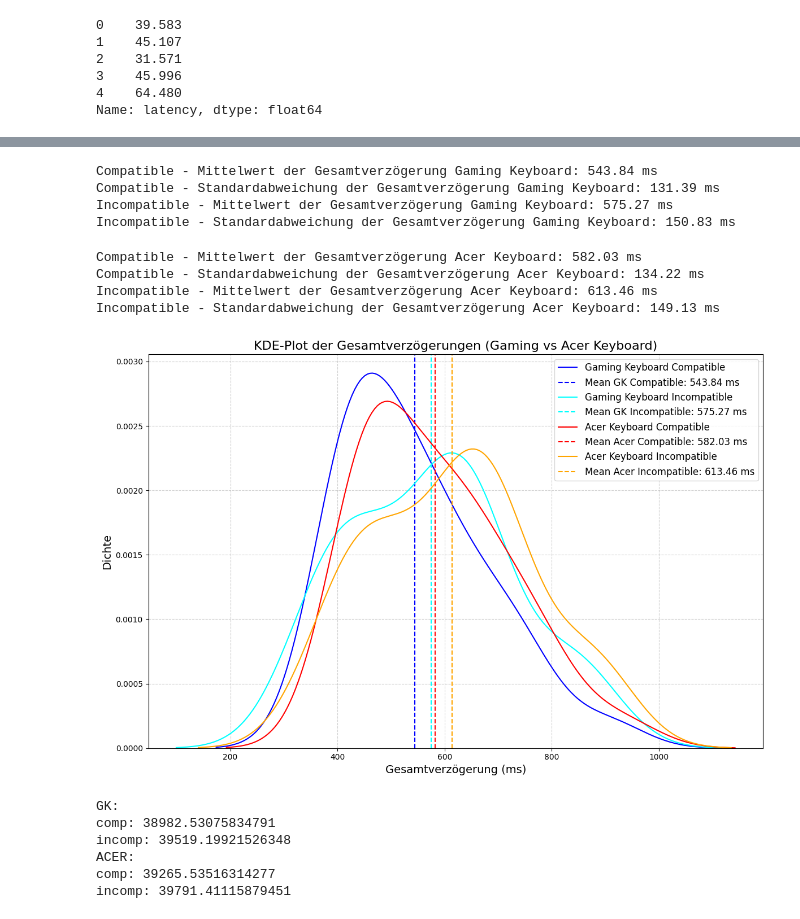
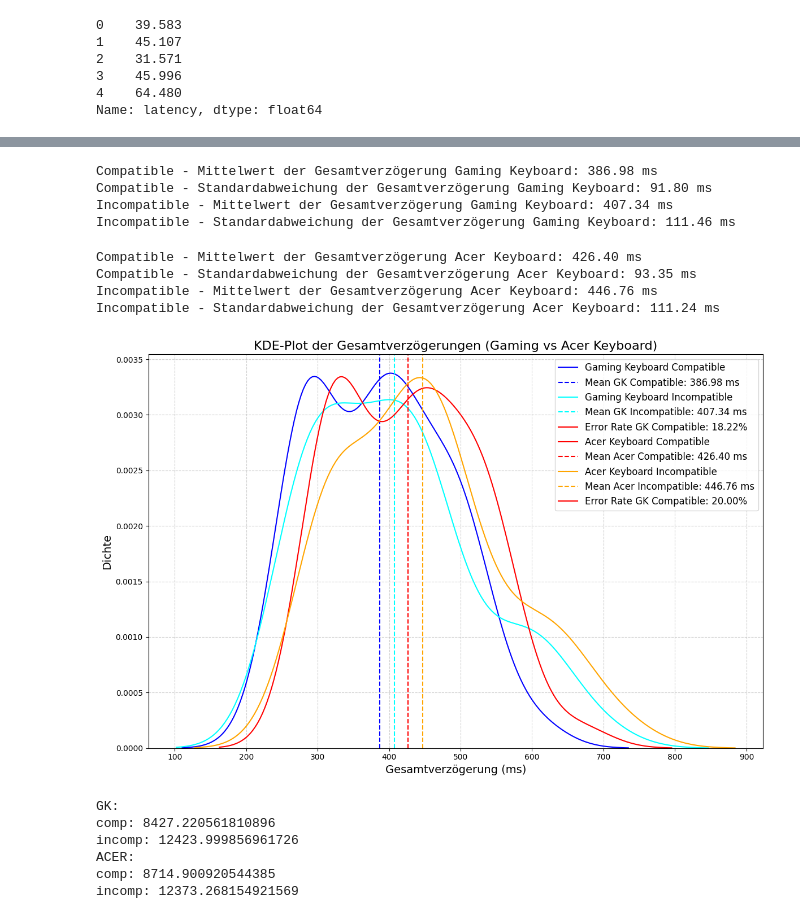
Before and after one commit to Michael1Mueller/monte-carlo, a Jupyter notebook: montecarlo-samplepick.ipynb, the cells around one changed output, grey strips where cells are left out. Saved outputs shown, nothing was run; the diff lists cells and outputs as text; code cells hidden in the pictures.

Commit message:
response box data

```diff
--- a/montecarlo-samplepick.ipynb
+++ b/montecarlo-samplepick.ipynb
@@ -37,8 +37,8 @@ data_acer.head()
 Name: latency, dtype: float64
 # %%
 # simon task daten einlesen
-file_path = "simon_task.txt"
+file_path = "log.txt"
 
-simon_data = pd.read_csv(file_path, sep="\t", header=None, names=["trial", "side", "response", "condition", "block", "reaction_time"])
+simon_data = pd.read_csv(file_path, sep=r"\s+", header=None, names=["side", "response", "condition", "error", "reaction_time"])
 simon_data.head()
 # %% [output]
@@ -73,0 +51,17 @@ Name: reaction_time, dtype: int64
+# %%
+compatible_simon_data = simon_data[simon_data['condition'] == 'compatible']
+compatible_simon_data_success = compatible_simon_data[compatible_simon_data["error"] == 1]
+compatible_simon_data_success = compatible_simon_data_success["reaction_time"]
+compatible_simon_data_total = len(compatible_simon_data)
+compatible_simon_data_failed = len(compatible_simon_data[compatible_simon_data["error"] == 2])
+compatible_simon_error_rate = compatible_simon_data_failed / compatible_simon_data_total * 100
+
+incompatible_simon_data = simon_data[simon_data['condition'] == 'incompatible']
+incompatible_simon_data_success = incompatible_simon_data[incompatible_simon_data["error"] == 1]
+incompatible_simon_data_success = incompatible_simon_data_success["reaction_time"]
+incompatible_simon_data_total = len(incompatible_simon_data)
+incompatible_simon_data_failed = len(incompatible_simon_data[incompatible_simon_data["error"] == 2])
+incompatible_simon_error_rate = incompatible_simon_data_failed / incompatible_simon_data_total * 100
+
+print(f"Compatible Condition Error Rate: {compatible_simon_error_rate:.2f}%")
+print(f"Incompatible Condition Error Rate: {incompatible_simon_error_rate:.2f}%")
@@ -74,6 +71,6 @@ Name: reaction_time, dtype: int64
 # %%
 # Parameter der Simulation
-n_simulationen = 30  # Anzahl der Monte-Carlo-Läufe
+n_simulationen = 50  # Anzahl der Monte-Carlo-Läufe
 
 # fürn Bildschirm auch gleich in ms
 refresh_cycle_min = 0  # Minimaler Zeitwert innerhalb eines Refresh-Cycles
@@ -102,8 +99,8 @@ len(bildschirm_latenzen)
 eingabe_latenzen_gk = np.random.choice(data_gk, size=n_simulationen, replace=True) # replace ist mit zurücklegen
 eingabe_latenzen_acer = np.random.choice(data_acer, size=n_simulationen, replace=True)
 
-reaction_time_compatible = np.random.choice(compatible_simon_data, size=n_simulationen, replace=True)
-reaction_time_incompatible = np.random.choice(compatible_simon_data, size=n_simulationen, replace=True)
+reaction_time_compatible = np.random.choice(compatible_simon_data_success, size=n_simulationen, replace=True)
+reaction_time_incompatible = np.random.choice(compatible_simon_data_success, size=n_simulationen, replace=True)
 # %%
 # gesamtverzögerung schnelle tastatur
 gesamtverzögerung_compatible_gk = eingabe_latenzen_gk + reaction_time_compatible + bildschirm_latenzen
@@ -123,10 +120,10 @@ print(f"Compatible - Standardabweichung der Gesamtverzögerung Gaming Keyboard:
 print(f"Incompatible - Mittelwert der Gesamtverzögerung Gaming Keyboard: {gk_incompatible_mean_final:.2f} ms")
 print(f"Incompatible - Standardabweichung der Gesamtverzögerung Gaming Keyboard: {gk_incompatible_std_final:.2f} ms")
 # %% [output]
-Compatible - Mittelwert der Gesamtverzögerung Gaming Keyboard: 543.84 ms
-Compatible - Standardabweichung der Gesamtverzögerung Gaming Keyboard: 131.39 ms
-Incompatible - Mittelwert der Gesamtverzögerung Gaming Keyboard: 575.27 ms
-Incompatible - Standardabweichung der Gesamtverzögerung Gaming Keyboard: 150.83 ms
+Compatible - Mittelwert der Gesamtverzögerung Gaming Keyboard: 386.98 ms
+Compatible - Standardabweichung der Gesamtverzögerung Gaming Keyboard: 91.80 ms
+Incompatible - Mittelwert der Gesamtverzögerung Gaming Keyboard: 407.34 ms
+Incompatible - Standardabweichung der Gesamtverzögerung Gaming Keyboard: 111.46 ms
 # %%
 # Gesamtverzögerungen langsame Tastatur
 acer_compatible_mean_final = np.mean(gesamtverzögerung_compatible_acer)
@@ -138,44 +135,49 @@ print(f"Compatible - Standardabweichung der Gesamtverzögerung Acer Keyboard: {a
 print(f"Incompatible - Mittelwert der Gesamtverzögerung Acer Keyboard: {acer_incompatible_mean_final:.2f} ms")
 print(f"Incompatible - Standardabweichung der Gesamtverzögerung Acer Keyboard: {acer_incompatible_std_final:.2f} ms")
 # %% [output]
-Compatible - Mittelwert der Gesamtverzögerung Acer Keyboard: 582.03 ms
-Compatible - Standardabweichung der Gesamtverzögerung Acer Keyboard: 134.22 ms
-Incompatible - Mittelwert der Gesamtverzögerung Acer Keyboard: 613.46 ms
-Incompatible - Standardabweichung der Gesamtverzögerung Acer Keyboard: 149.13 ms
+Compatible - Mittelwert der Gesamtverzögerung Acer Keyboard: 426.40 ms
+Compatible - Standardabweichung der Gesamtverzögerung Acer Keyboard: 93.35 ms
+Incompatible - Mittelwert der Gesamtverzögerung Acer Keyboard: 446.76 ms
+Incompatible - Standardabweichung der Gesamtverzögerung Acer Keyboard: 111.24 ms
 # %%
 # KDE-Plot erstellen
 plt.figure(figsize=(12, 8))
 
 # KDE für Gaming Keyboard (compatible)
 sns.kdeplot(gesamtverzögerung_compatible_gk, label="Gaming Keyboard Compatible", color='blue')
 plt.axvline(np.mean(gesamtverzögerung_compatible_gk), color='blue', linestyle='--', label=f"Mean GK Compatible: {gk_compatible_mean_final:.2f} ms")
 
 # KDE für Gaming Keyboard (incompatible)
 sns.kdeplot(gesamtverzögerung_incompatible_gk, label="Gaming Keyboard Incompatible", color='cyan')
 plt.axvline(np.mean(gesamtverzögerung_incompatible_gk), color='cyan', linestyle='--', label=f"Mean GK Incompatible: {gk_incompatible_mean_final:.2f} ms")
 
+plt.plot([], [], color='red', label=f"Error Rate GK Compatible: {compatible_simon_error_rate:.2f}%")
+
 # KDE für Acer Keyboard (compatible)
 sns.kdeplot(gesamtverzögerung_compatible_acer, label="Acer Keyboard Compatible", color='red')
 plt.axvline(np.mean(gesamtverzögerung_compatible_acer), color='red', linestyle='--', label=f"Mean Acer Compatible: {acer_compatible_mean_final:.2f} ms")
 
 # KDE für Acer Keyboard (incompatible)
 sns.kdeplot(gesamtverzögerung_incompatible_acer, label="Acer Keyboard Incompatible", color='orange')
 plt.axvline(np.mean(gesamtverzögerung_incompatible_acer), color='orange', linestyle='--', label=f"Mean Acer Incompatible: {acer_incompatible_mean_final:.2f} ms")
+
+
+plt.plot([], [], color='red', label=f"Error Rate GK Compatible: {incompatible_simon_error_rate:.2f}%")
 
 # plt.axvspan(gk_compatible_mean_final - gk_compatible_std_final, gk_compatible_mean_final + gk_compatible_std_final, color='green', alpha=0.2, label="±1 Std Dev (GK Compatible)")
 
 # Achsentitel und Legende
 plt.title("KDE-Plot der Gesamtverzögerungen (Gaming vs Acer Keyboard)", fontsize=16)
 plt.xlabel("Gesamtverzögerung (ms)", fontsize=14)
 plt.ylabel("Dichte", fontsize=14)
 plt.legend(loc="upper right", fontsize=12)
 plt.grid(True, linestyle='--', alpha=0.6)
 
 # Plot anzeigen
 plt.tight_layout()
 plt.show()
 # %% [output]
-[figure, old version]
+[figure, new version]
 # %%
 # Eine höhere Varianz zeigt, dass die Datenpunkte stärker um den Mittelwert streuen, d. h., die Werte liegen weiter voneinander entfernt.
 # wurzel davon is Standardabweichung
@@ -191,8 +193,8 @@ print("comp: " + str(var_acer_compatible))
 print("incomp: " + str(var_acer_incompatible))
 # %% [output]
 GK:
-comp: 38982.53075834791
-incomp: 39519.19921526348
+comp: 8427.220561810896
+incomp: 12423.999856961726
 ACER:
-comp: 39265.53516314277
-incomp: 39791.41115879451
+comp: 8714.900920544385
+incomp: 12373.268154921569
```
Also changed, not shown: parts of 6 cells of this notebook, 2 other files.
